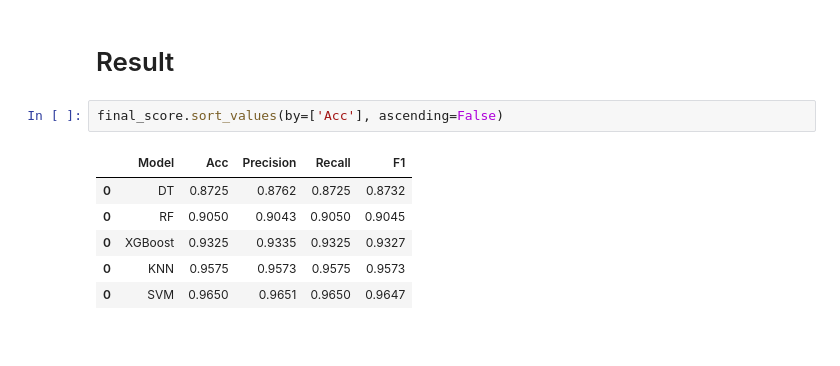
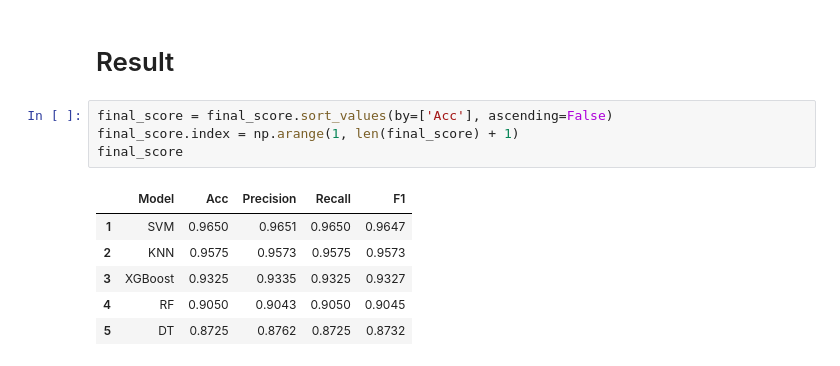
Before and after one commit to segara2410/Computational-intelligence, a Jupyter notebook: final_project/Classification.ipynb, the cells around one changed output. Saved outputs shown, nothing was run; the diff lists cells and outputs as text.

```diff
--- a/final_project/Classification.ipynb
+++ b/final_project/Classification.ipynb
@@ -361,11 +361,13 @@ Accuracy for XGBoost is:  93.25
 # %% [markdown]
 # Result
 # %%
-final_score.sort_values(by=['Acc'], ascending=False)
+final_score = final_score.sort_values(by=['Acc'], ascending=False)
+final_score.index = np.arange(1, len(final_score) + 1)
+final_score
 # %% [output]
 |  | Model | Acc | Precision | Recall | F1 |
-| 0 | DT | 0.8725 | 0.8762 | 0.8725 | 0.8732 |
-| 0 | RF | 0.9050 | 0.9043 | 0.9050 | 0.9045 |
-| 0 | XGBoost | 0.9325 | 0.9335 | 0.9325 | 0.9327 |
-| 0 | KNN | 0.9575 | 0.9573 | 0.9575 | 0.9573 |
-| 0 | SVM | 0.9650 | 0.9651 | 0.9650 | 0.9647 |
+| 1 | SVM | 0.9650 | 0.9651 | 0.9650 | 0.9647 |
+| 2 | KNN | 0.9575 | 0.9573 | 0.9575 | 0.9573 |
+| 3 | XGBoost | 0.9325 | 0.9335 | 0.9325 | 0.9327 |
+| 4 | RF | 0.9050 | 0.9043 | 0.9050 | 0.9045 |
+| 5 | DT | 0.8725 | 0.8762 | 0.8725 | 0.8732 |
```
Also changed, not shown: parts of 1 cell of this notebook.
